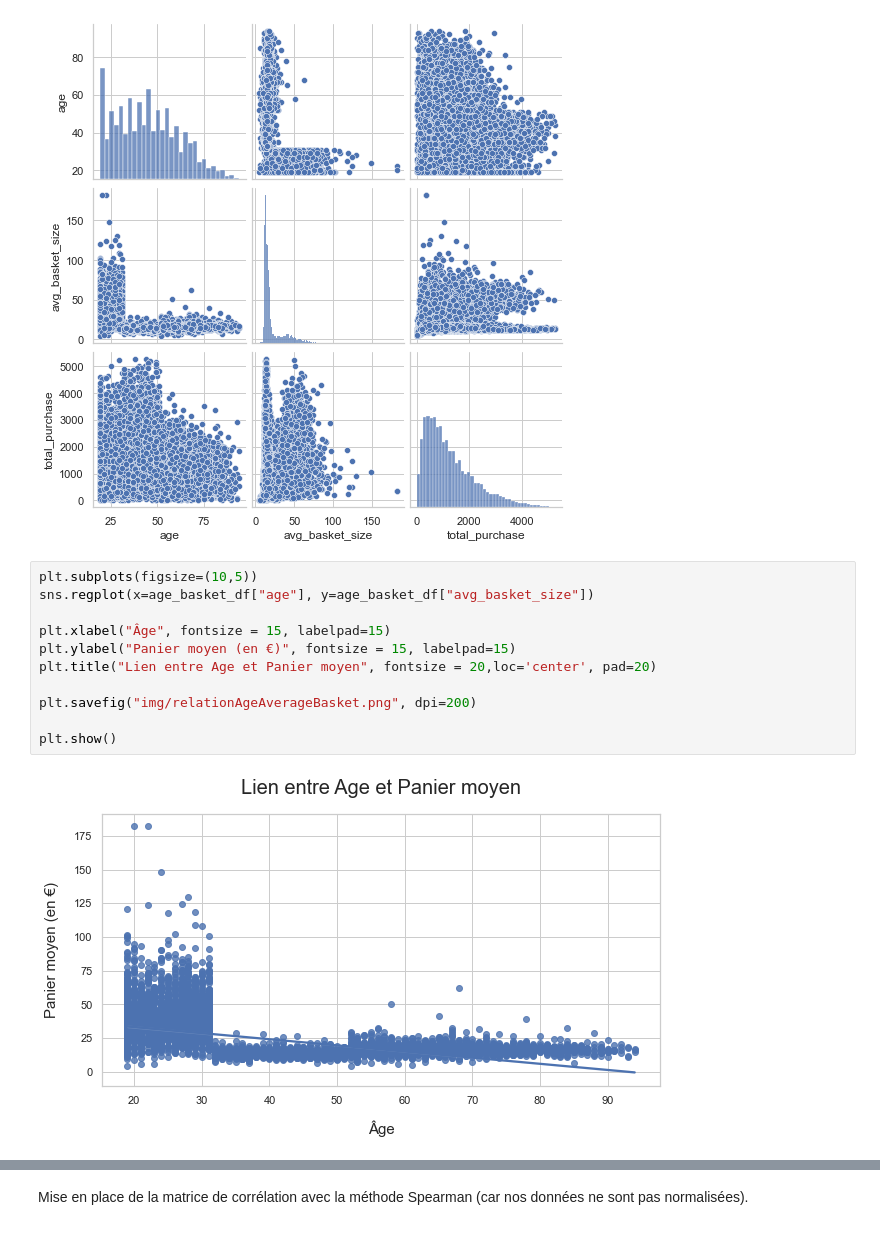
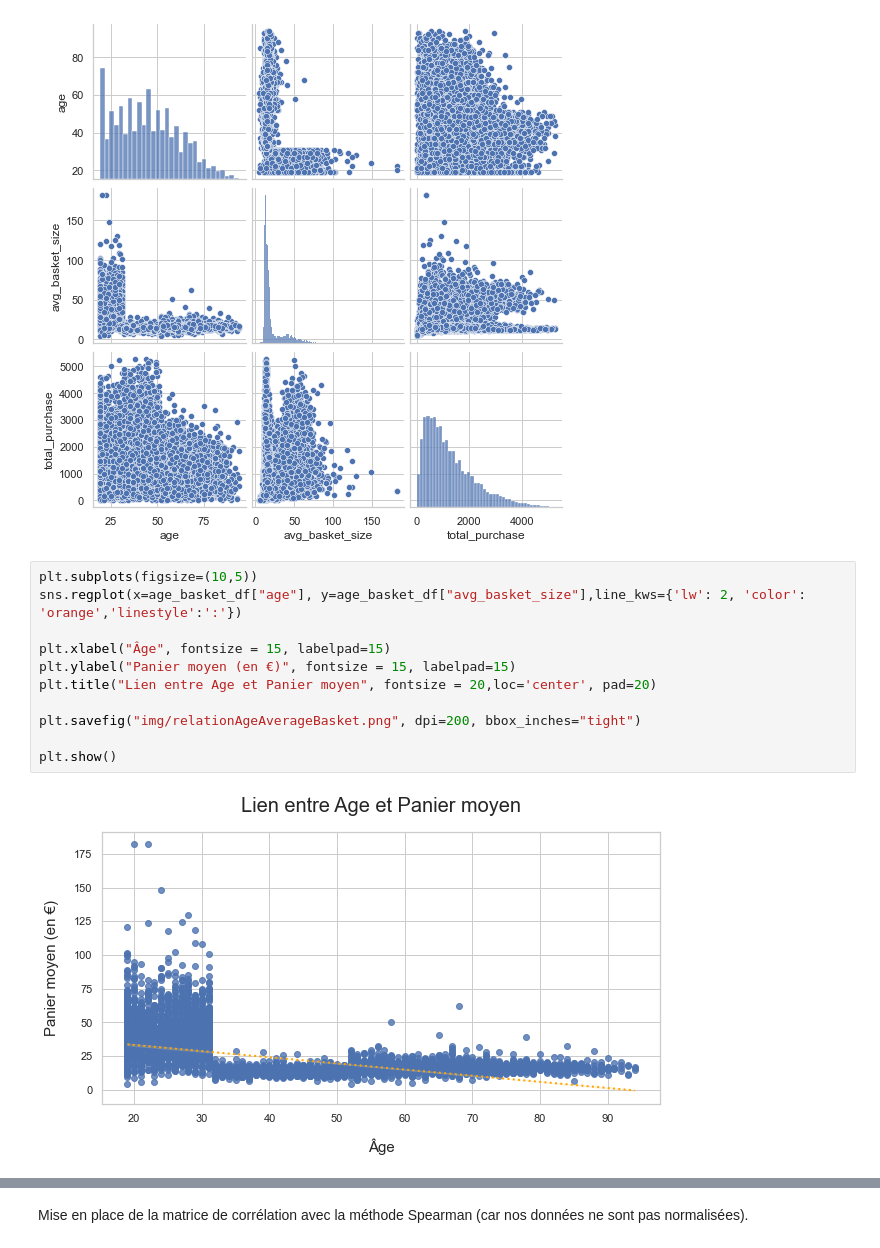
Before and after one commit to dumbor/P6---Analyse-de-ventes, a Jupyter notebook: Analysez les ventes d'une librairie.ipynb, the cells around one changed output, grey strips where cells are left out. Drawn from its saved outputs; the diff is of its cells as text.

Commit message:
2022-05-11 - amélioration graph

```diff
--- a/Analysez les ventes d'une librairie.ipynb
+++ b/Analysez les ventes d'une librairie.ipynb
@@ -1736,16 +1736,16 @@ ax=sns.pairplot(age_basket_df.iloc[:,:])
 [figure]
 # %%
 plt.subplots(figsize=(10,5))
-sns.regplot(x=age_basket_df["age"], y=age_basket_df["avg_basket_size"])
+sns.regplot(x=age_basket_df["age"], y=age_basket_df["avg_basket_size"],line_kws={'lw': 2, 'color': 'orange','linestyle':':'})
 
 plt.xlabel("Âge", fontsize = 15, labelpad=15)
 plt.ylabel("Panier moyen (en €)", fontsize = 15, labelpad=15)
 plt.title("Lien entre Age et Panier moyen", fontsize = 20,loc='center', pad=20)
 
-plt.savefig("img/relationAgeAverageBasket.png", dpi=200)
+plt.savefig("img/relationAgeAverageBasket.png", dpi=200, bbox_inches="tight")
 
 plt.show()
 # %% [output]
-[figure, old version]
+[figure, new version]
 # %%
 plt.subplots(figsize=(12,6))
```
Also changed, not shown: parts of 6 cells of this notebook.
